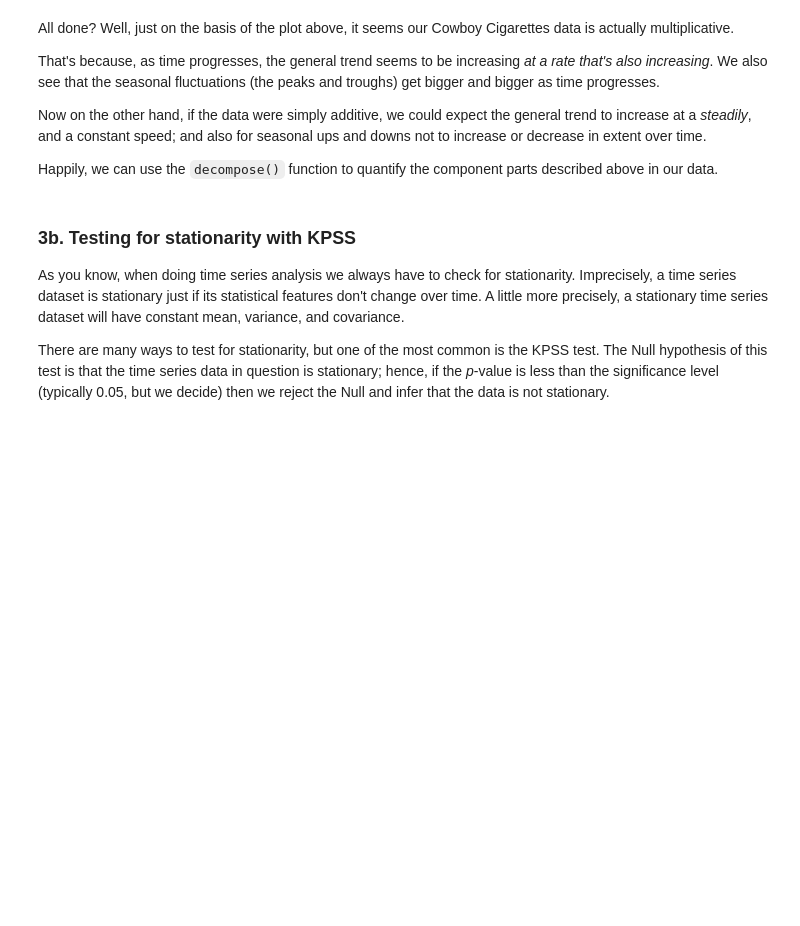
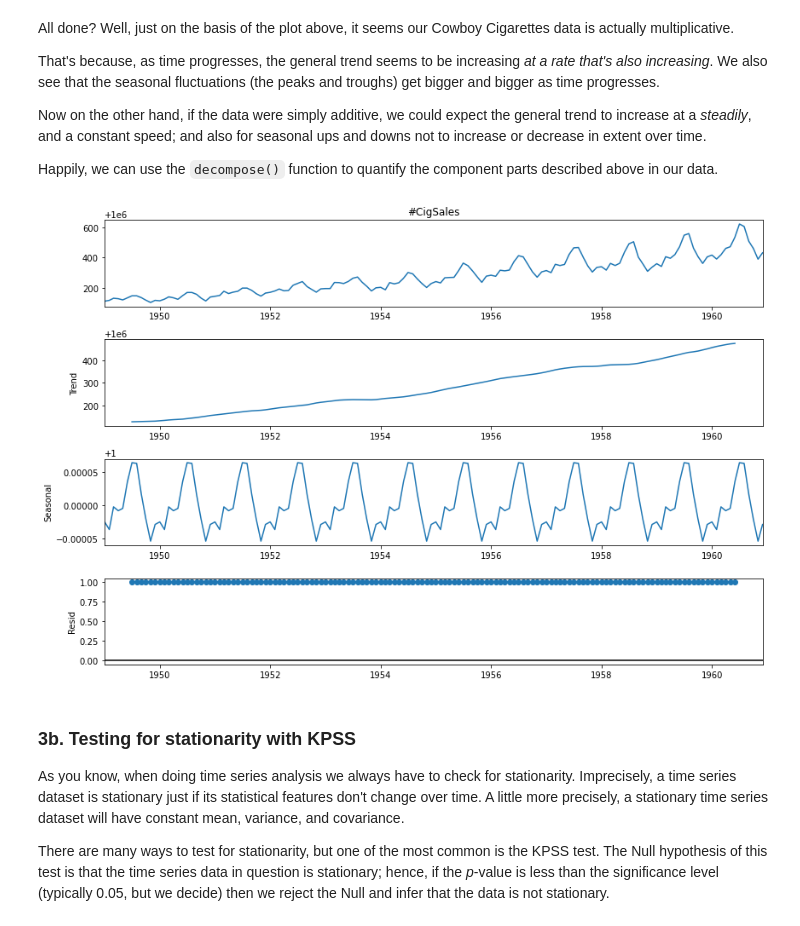
Before and after one commit to cabruck/DataScienceTimeSeriesCigarettes, a Jupyter notebook: Cowboy Cigarettes Case Study - Tier 3.ipynb, the cells around one changed output. Drawn from its saved outputs; the diff is of its cells as text; code cells hidden in the pictures; blank space fills up the shorter version.

```diff
--- a/Cowboy Cigarettes Case Study - Tier 3.ipynb
+++ b/Cowboy Cigarettes Case Study - Tier 3.ipynb
@@ -185,3 +297,12 @@ _ _ _
+# %%
+# https://www.statsmodels.org/dev/generated/statsmodels.tsa.seasonal.seasonal_decompose.html
+decomposition = seasonal_decompose(y,model='multiplicative')
+
+# Plot the original data, the trend, the seasonality, and the residuals
+plt.rc("figure", figsize=(12,8))
+decomposition.plot();
+# %% [output]
+[figure, added]
 # %% [markdown]
 ### 3b. Testing for stationarity with KPSS
 As you know, when doing time series analysis we always have to check for stationarity. Imprecisely, a time series dataset is stationary just if its statistical features don't change over time. A little more precisely, a stationary time series dataset will have constant mean, variance, and covariance.
```
Also changed, not shown: parts of 69 cells of this notebook, 2 other files.
